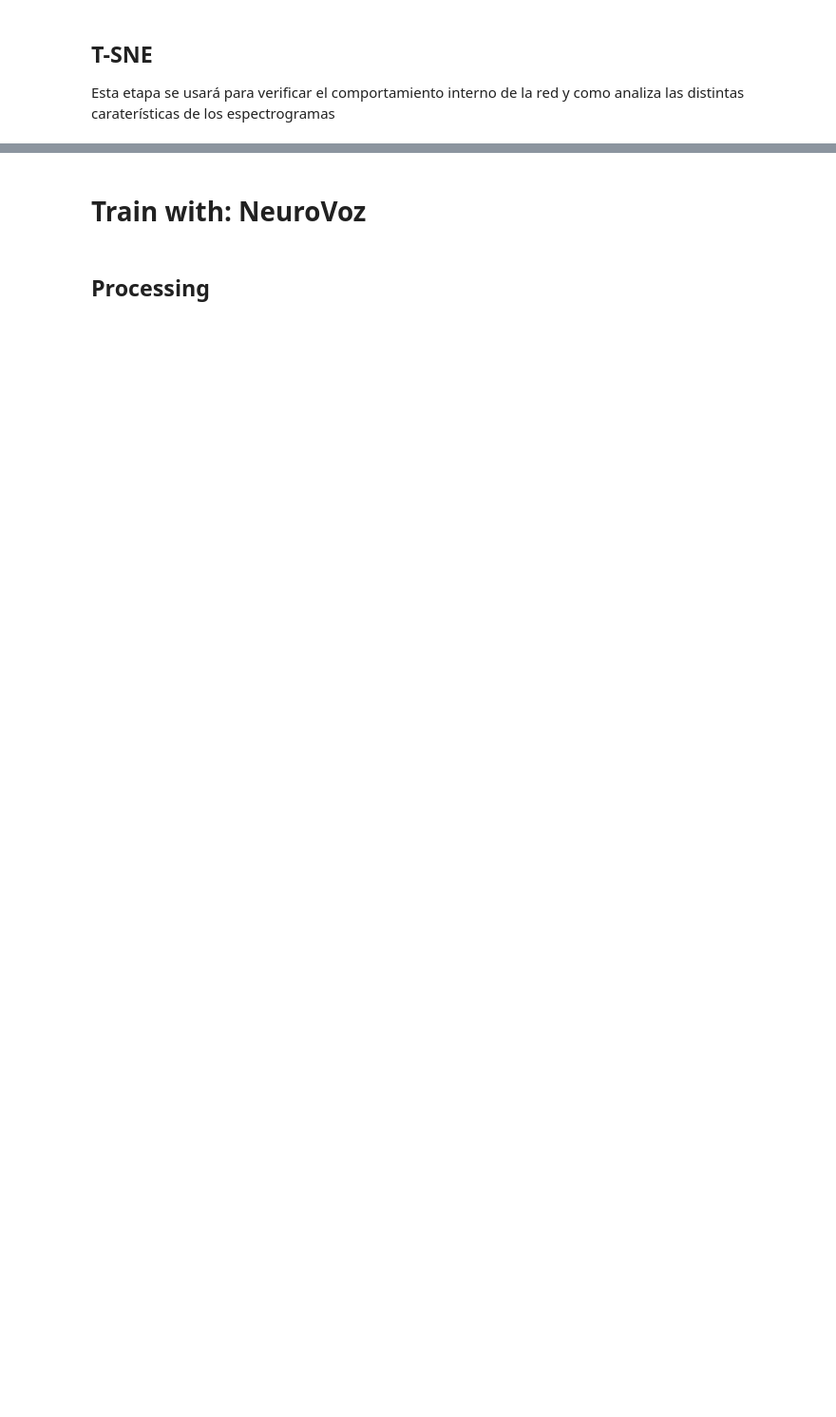
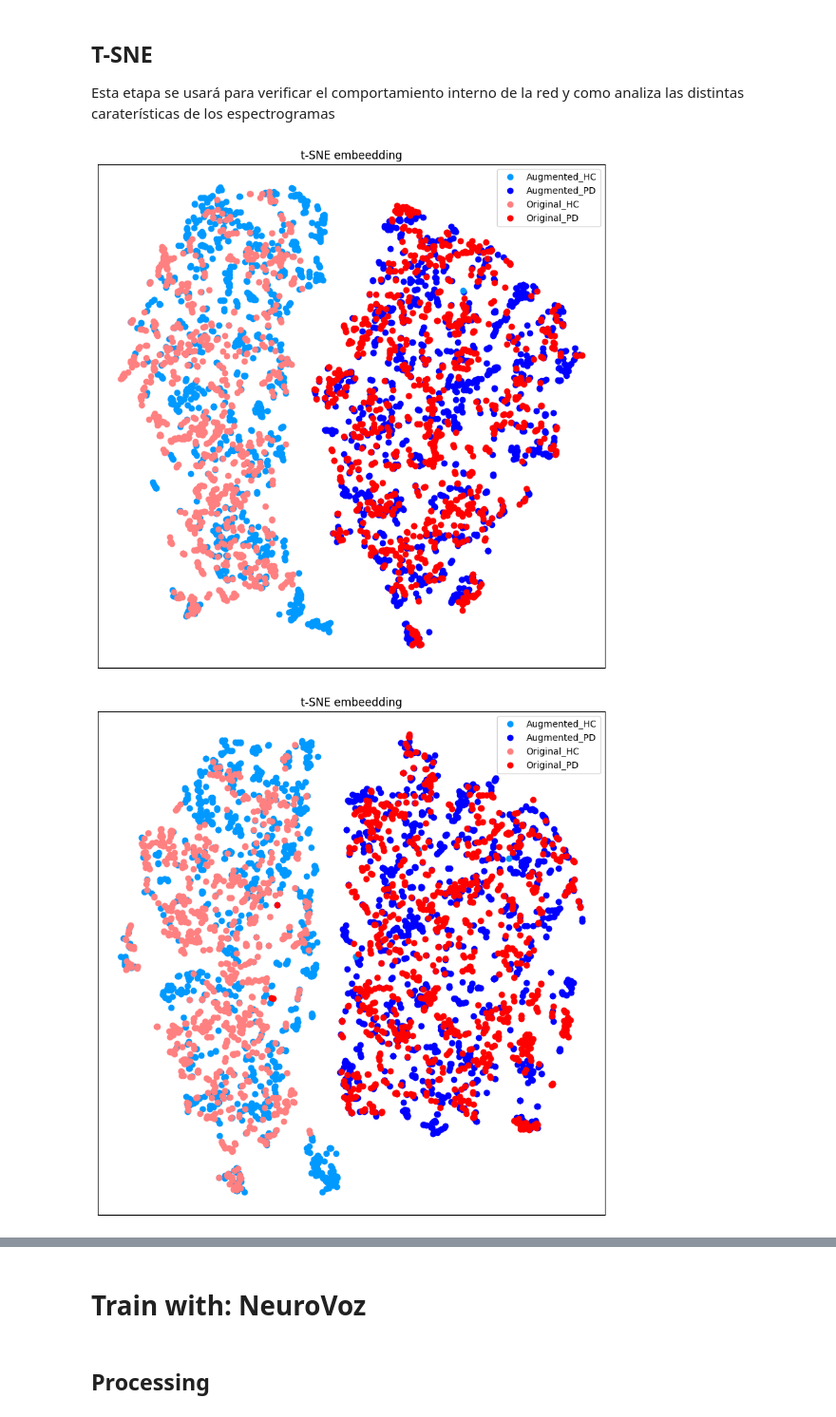
Before and after one commit to MatiValenzuela/ELO308-DataAugmentationForParkinsonDetection, a Jupyter notebook: DataAugmentation_PitchChange.ipynb, the cells around one changed output, grey strips where cells are left out. Shown at 95% size. Cells and saved outputs as stored; diff of their text form; code cells hidden in the pictures; blank space fills up the shorter version.

```diff
--- a/DataAugmentation_PitchChange.ipynb
+++ b/DataAugmentation_PitchChange.ipynb
@@ -774,0 +915,15 @@ Test NeuroV: Accuracy by windows:, 46.60 (1.60)%,Accuracy by subject:49.77 (2.84
+# %%
+Variance_HC, Variance_PD=[],[]
+for k in range(10): #output o val por train
+    Original_features_HC=flattern_train_CNN_Original[k].data.cpu()[np.where(Y_Original_fold[k]==0)]
+    Augmented_features_HC=flattern_train_CNN_Augmented[k].data.cpu()[np.where(Y_Augmented_fold[k]==0)]
+    Original_features_PD=flattern_train_CNN_Original[k].data.cpu()[np.where(Y_Original_fold[k]==1)]
+    Augmented_features_PD=flattern_train_CNN_Augmented[k].data.cpu()[np.where(Y_Augmented_fold[k]==1)]
+
+    features_HC=torch.concat([Original_features_HC, Augmented_features_HC])
+    features_PD=torch.concat([Original_features_PD, Augmented_features_PD])
+    Variance_HC.append(np.trace(np.cov(np.transpose(features_HC))))
+    Variance_PD.append(np.trace(np.cov(np.transpose(features_PD))))
+
+print(f'Cov para HC, {np.mean(Variance_HC):.2f} ({np.std(Variance_HC):.2f})')
+print(f'Cov para PD, {np.mean(Variance_PD):.2f} ({np.std(Variance_PD):.2f})')
@@ -795,7 +953,7 @@ def plot_embedding(X, y, d, title=None):
                   )
 
     plt.xticks([]), plt.yticks([])
-    plt.legend(['Original_HC', 'Original_PD', 'Augmented_HC', 'Augmented_PD'] )
+    plt.legend(['Augmented_HC', 'Augmented_PD', 'Original_HC', 'Original_PD'] )
     ax = plt.gca()
     leg = ax.get_legend()
     leg.legendHandles[0].set_color((0,0.6,1))
@@ -807,15 +965,18 @@ def plot_embedding(X, y, d, title=None):
 # %%
 t_SNE= TSNE(n_components=2,n_iter=500,n_iter_without_progress=150, n_jobs=2, random_state=0)
 
 for k in range(10):
-    CCN_train=np.concatenate([flattern_train_CNN_Original[k].data.cpu(), flattern_train_CNN_Augmented[k].data.cpu()])
-    Y_train=np.concatenate([Y_train_Original_fold[k].data.cpu(), Y_train_Augmented_fold[k].data.cpu()])
-    Y_train_plot=np.concatenate([Y_train_Original_fold[k].data.cpu(), Y_train_Augmented_fold[k].data.cpu()+2])
-    domain_train=np.concatenate([np.zeros(Y_train_Original_fold[k].shape), np.ones( Y_train_Augmented_fold[k].shape)])
+    CCN_train=np.concatenate([flattern_train_CNN_Augmented[k].data.cpu(), flattern_train_CNN_Original[k].data.cpu()])
+    Y_train=np.concatenate([ Y_train_Augmented_fold[k].data.cpu(), Y_train_Original_fold[k].data.cpu()])
+    Y_train_plot=np.concatenate([Y_train_Augmented_fold[k].data.cpu(), Y_train_Original_fold[k].data.cpu()+2])
+    domain_train=np.concatenate([np.ones( Y_train_Augmented_fold[k].shape), np.zeros(Y_train_Original_fold[k].shape)])
 
     projections=t_SNE.fit_transform(CCN_train,Y_train)
 
     plot_embedding(projections,Y_train_plot,domain_train, 't-SNE embeedding')
-    plt.savefig("/content/drive/MyDrive/Memoria/pitch_change/test5/T-SNE{}.pdf".format(k), dpi=150)
+    plt.savefig("/content/drive/MyDrive/Memoria/pitch_change/test7/T-SNE{}.pdf".format(k), dpi=150)
 
     plt.show()
+# %% [output]
+[figure, added]
+[figure, added]
```
Also changed, not shown: parts of 28 cells of this notebook.
